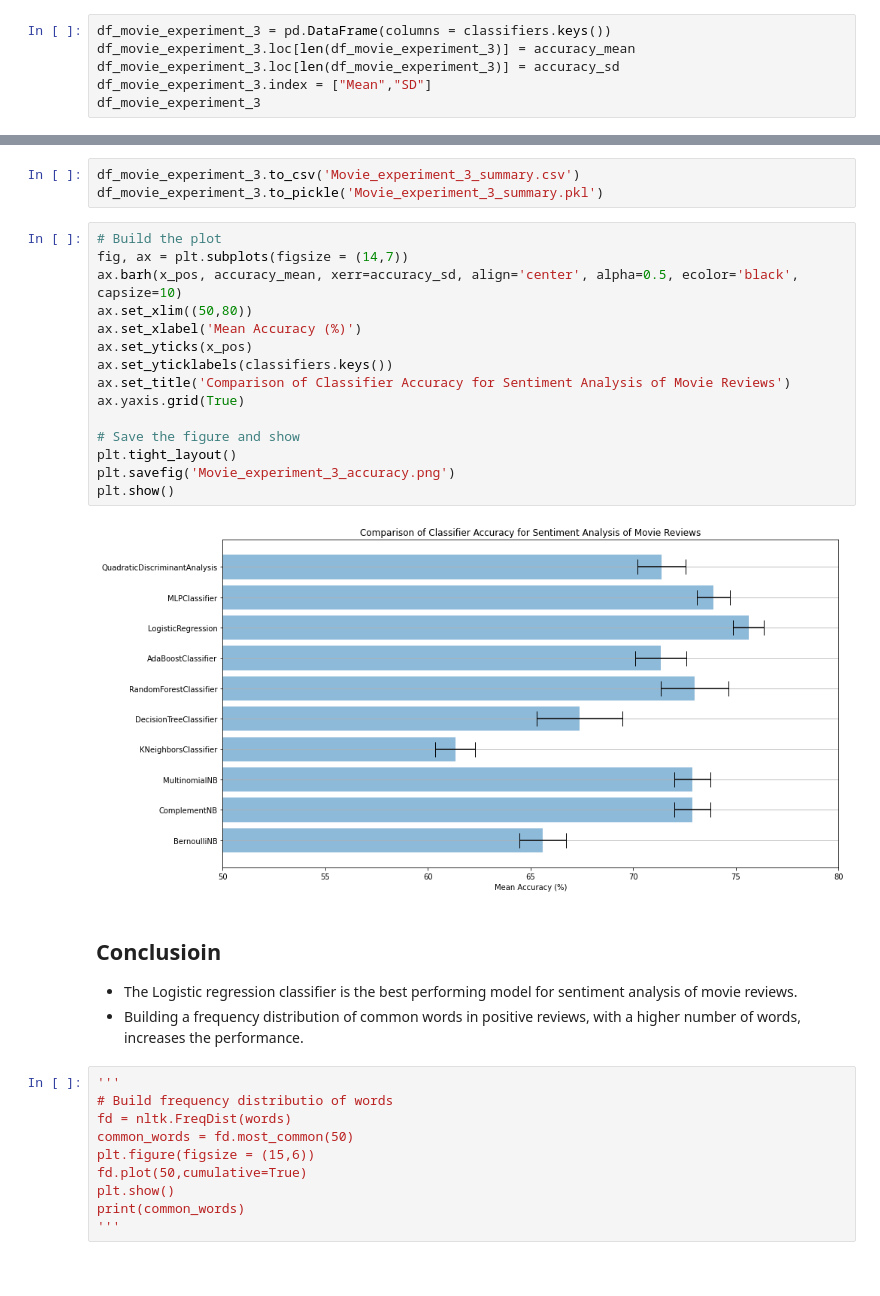
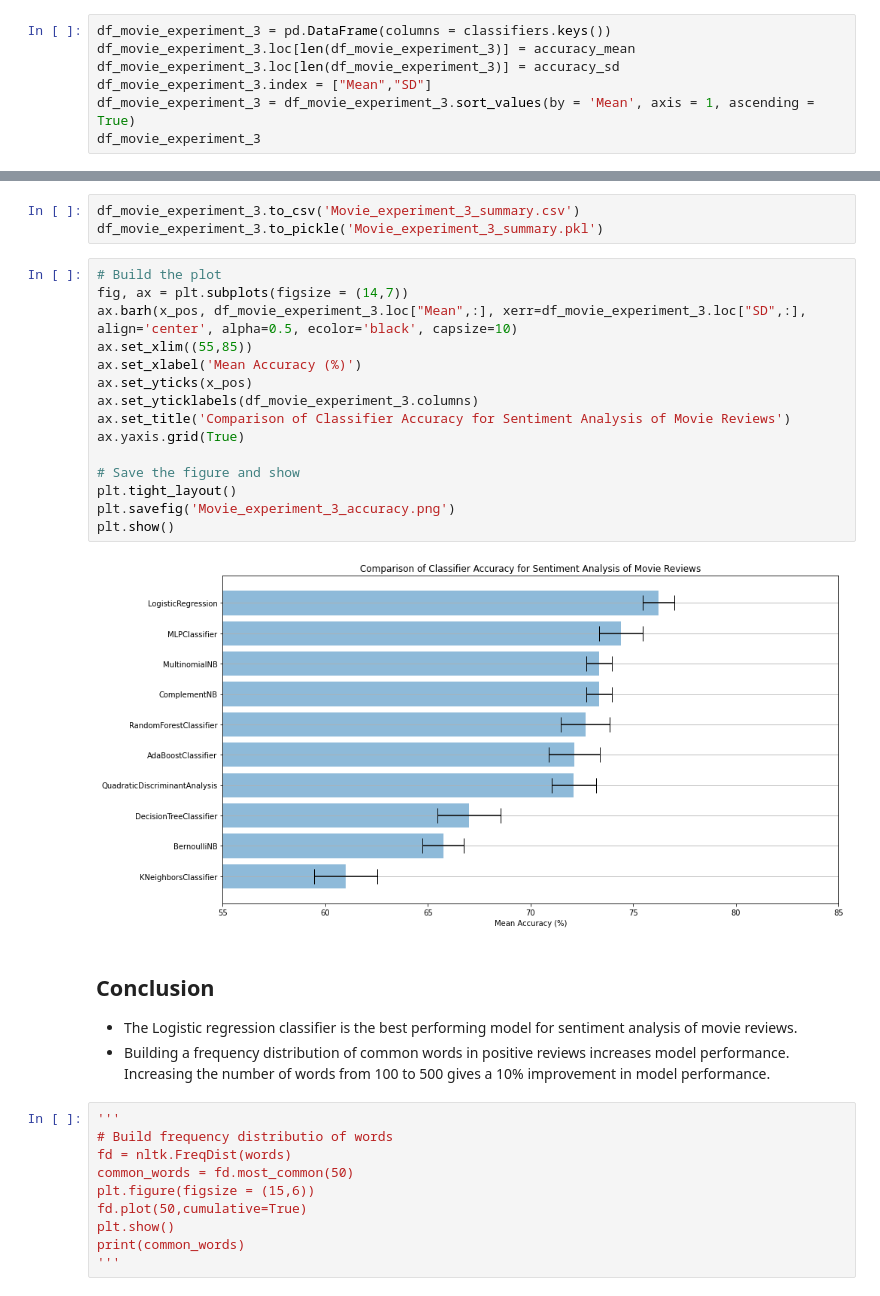
Before and after one commit to ksenia-5/nlp, a Jupyter notebook: sentiment-analysis-with-nltk-and-sklearn.ipynb, the cells around one changed output, grey strips where cells are left out. Saved outputs shown, nothing was run; the diff lists cells and outputs as text.

```diff
--- a/sentiment-analysis-with-nltk-and-sklearn.ipynb
+++ b/sentiment-analysis-with-nltk-and-sklearn.ipynb
@@ -868,5 +868,6 @@ df_movie_experiment_3 = pd.DataFrame(columns = classifiers.keys())
 df_movie_experiment_3.loc[len(df_movie_experiment_3)] = accuracy_mean
 df_movie_experiment_3.loc[len(df_movie_experiment_3)] = accuracy_sd
 df_movie_experiment_3.index = ["Mean","SD"]
+df_movie_experiment_3 = df_movie_experiment_3.sort_values(by = 'Mean', axis = 1, ascending = True)
 df_movie_experiment_3
 # %% [output]
@@ -879,24 +880,24 @@ df_movie_experiment_3.to_pickle('Movie_experiment_3_summary.pkl')
 # %%
 # Build the plot
 fig, ax = plt.subplots(figsize = (14,7))
-ax.barh(x_pos, accuracy_mean, xerr=accuracy_sd, align='center', alpha=0.5, ecolor='black', capsize=10)
-ax.set_xlim((50,80))
+ax.barh(x_pos, df_movie_experiment_3.loc["Mean",:], xerr=df_movie_experiment_3.loc["SD",:], align='center', alpha=0.5, ecolor='black', capsize=10)
+ax.set_xlim((55,85))
 ax.set_xlabel('Mean Accuracy (%)')
 ax.set_yticks(x_pos)
-ax.set_yticklabels(classifiers.keys())
+ax.set_yticklabels(df_movie_experiment_3.columns)
 ax.set_title('Comparison of Classifier Accuracy for Sentiment Analysis of Movie Reviews')
 ax.yaxis.grid(True)
 
 # Save the figure and show
 plt.tight_layout()
 plt.savefig('Movie_experiment_3_accuracy.png')
 plt.show()
 # %% [output]
-[figure, old version]
+[figure, new version]
 # %% [markdown]
-## Conclusioin
+## Conclusion
 * The Logistic regression classifier is the best performing model for sentiment analysis of movie reviews.
-* Building a frequency distribution of common words in positive reviews, with a higher number of words, increases the performance.
+* Building a frequency distribution of common words in positive reviews increases model performance. Increasing the number of words from 100 to 500 gives a 10% improvement in model performance.
 # %%
 '''
 # Build frequency distributio of words
```
Also changed, not shown: parts of 5 cells of this notebook.
